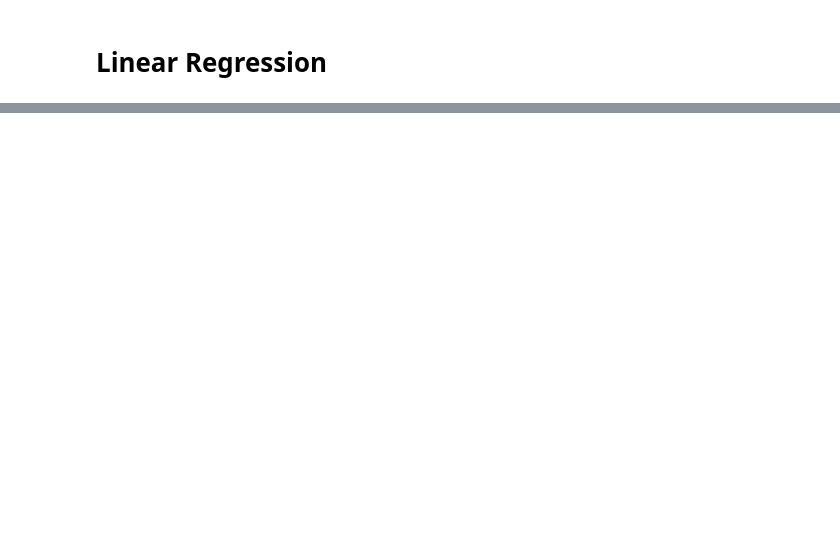
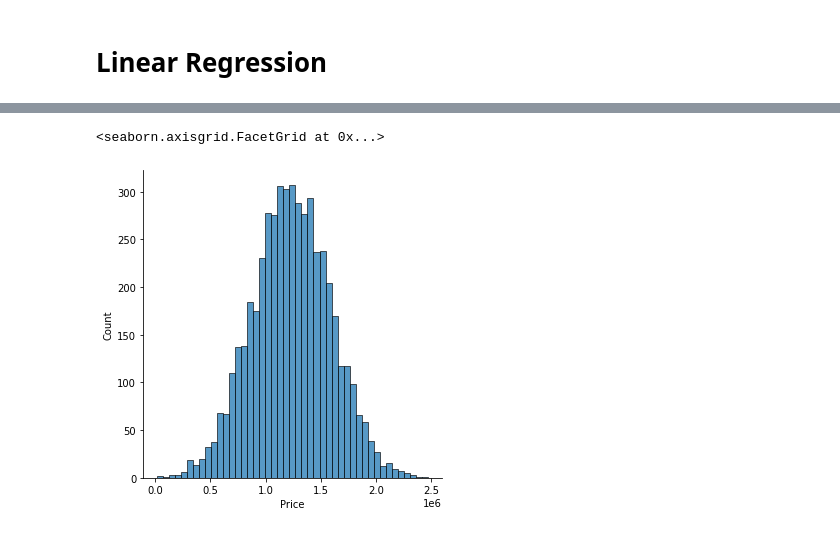
Before and after one commit to dstoecklein/data_science_training, a Jupyter notebook: 9_machine_learning/2_linear_regression/python_implementation.ipynb, the cells around one changed output, grey strips where cells are left out. Saved outputs shown, nothing was run; the diff lists cells and outputs as text; code cells hidden in the pictures; blank space fills up the shorter version.

```diff
--- a/9_machine_learning/2_linear_regression/python_implementation.ipynb
+++ b/9_machine_learning/2_linear_regression/python_implementation.ipynb
@@ -18,0 +53,6 @@ df.head()
+# %%
+sns.displot(df['Price'])
+# average price is around 1,3 million
+# %% [output]
+<seaborn.axisgrid.FacetGrid at 0x...>
+[figure, added]
```
Also changed, not shown: parts of 38 cells of this notebook.
